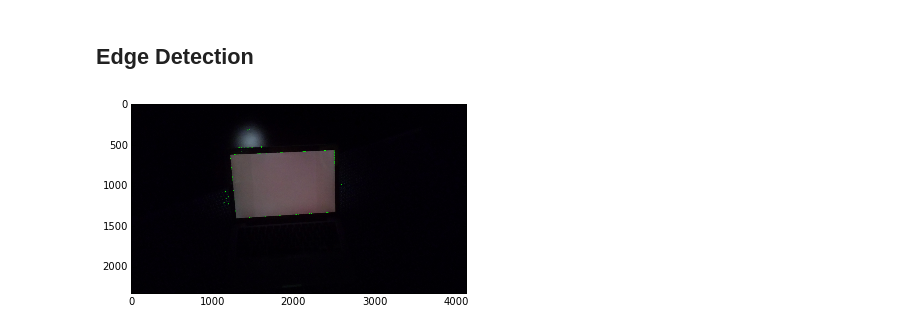
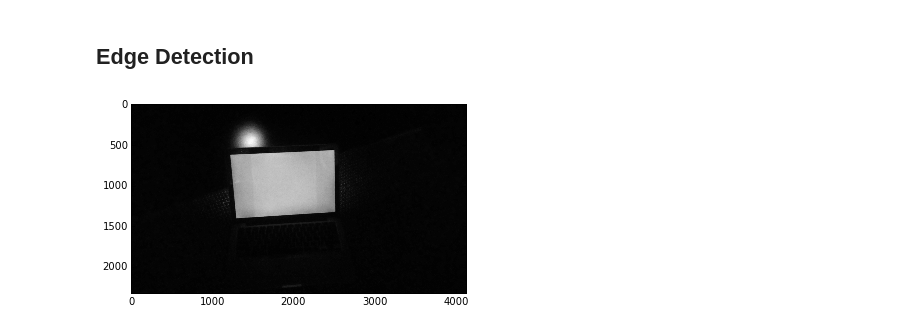
Before and after one commit to pearsonlab/cv-testing, a Jupyter notebook: find-screen.ipynb, the cells around one changed output. Saved outputs shown, nothing was run; the diff lists cells and outputs as text; code cells hidden in the pictures.

```diff
--- a/find-screen.ipynb
+++ b/find-screen.ipynb
@@ -29,5 +31,6 @@ plt.imshow(img);
 ## Edge Detection
 # %%
 img = cv2.imread('images/2.jpg')
-gray = cv2.cvtColor(img,cv2.COLOR_BGR2GRAY)
+gray_img = cv2.cvtColor(img,cv2.COLOR_BGR2GRAY)
+(thresh, bw_img) = cv2.threshold(gray_img, 128, 255, cv2.THRESH_BINARY | cv2.THRESH_OTSU)
 # %%
@@ -37,4 +40,4 @@ edge_img[edges>0]=[0,255,0]
 # %%
-plt.imshow(edge_img);
+plt.imshow(gray_img, cmap='gray');
 # %% [output]
-[figure, old version]
+[figure, new version]
```
Also changed, not shown: parts of 22 cells of this notebook.
